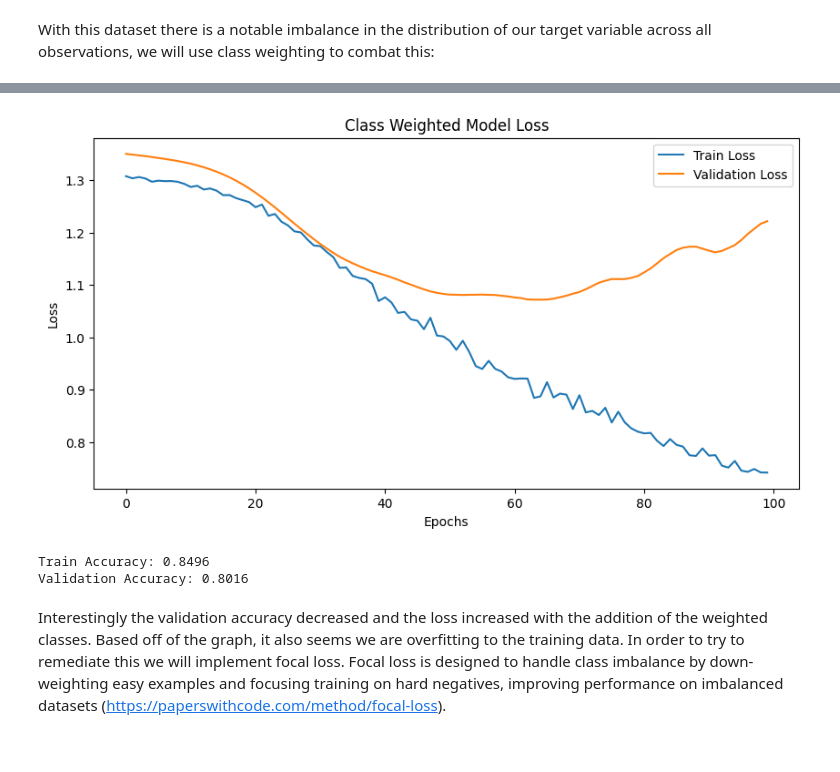
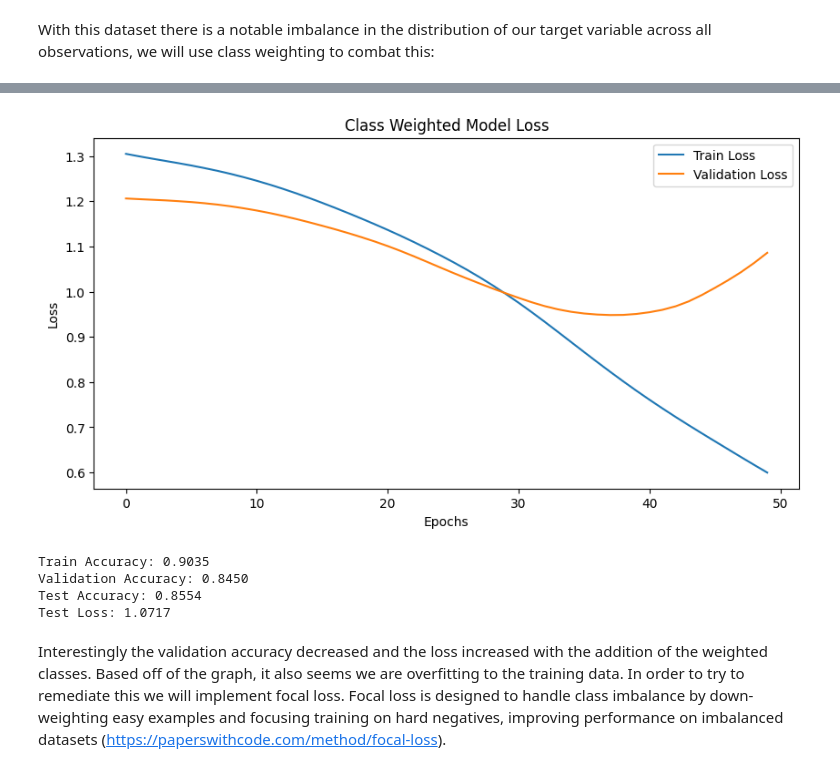
Before and after one commit to ayheong/fraud-detection-machine-learning, a Jupyter notebook: nn.ipynb, the cells around one changed output, grey strips where cells are left out. Drawn from its saved outputs; the diff is of its cells as text; code cells hidden in the pictures.

```diff
--- a/nn.ipynb
+++ b/nn.ipynb
@@ -72,21 +69,17 @@ from torch import optim
 
 # Define network
 class NeuralNetwork1(nn.Module):
-    def __init__(self, input_dim, hidden_dim1=128, hidden_dim2=64, hidden_dim3=32, dropout_rate=0.5):
+    def __init__(self, input_dim, hidden_dim1=128, hidden_dim2=64, hidden_dim3=32):
         super(NeuralNetwork1, self).__init__()
         self.layer1 = nn.Linear(input_dim, hidden_dim1)
         self.layer2 = nn.Linear(hidden_dim1, hidden_dim2)
         self.layer3 = nn.Linear(hidden_dim2, hidden_dim3)
         self.output = nn.Linear(hidden_dim3, 1)
-        self.dropout = nn.Dropout(dropout_rate)
 
     def forward(self, x):
         x = torch.relu(self.layer1(x))
-        x = self.dropout(x)
         x = torch.relu(self.layer2(x))
-        x = self.dropout(x)
         x = torch.relu(self.layer3(x))
-        x = self.dropout(x)
         x = torch.sigmoid(self.output(x))  # Use sigmoid activation for binary classification
         return x
 
@@ -100,7 +93,7 @@ criterion = nn.BCELoss()  # for binary classification
 optimizer = optim.Adam(model1.parameters(), lr=1e-3)
 # %%
 # Train the model
-epochs = 100
+epochs = 50
 train_losses = []
 val_losses = []
 for epoch in range(epochs):
@@ -159,4 +147,16 @@ val_accuracy = accuracy_score(y_val.cpu().numpy(), val_preds.cpu().numpy())
 
 print(f'Train Accuracy: {train_accuracy:.4f}')
 print(f'Validation Accuracy: {val_accuracy:.4f}')
+
+# Evaluate the model on the test set
+model1.eval()
+with torch.no_grad():
+    test_outputs = model1(X_test)
+    test_preds = (test_outputs > 0.5).float()
+    test_loss = criterion(test_outputs, y_test)
+
+test_accuracy = accuracy_score(y_test.cpu().numpy(), test_preds.cpu().numpy())
+
+print(f'Test Accuracy: {test_accuracy:.4f}')
+print(f'Test Loss: {test_loss.item():.4f}')
 # %% [output]
@@ -189,21 +191,17 @@ Class weights: tensor([0.5313, 8.4959], device='cuda:0')
 # %%
 # Redefine the network
 class NeuralNetwork2(nn.Module):
-    def __init__(self, input_dim, hidden_dim1=128, hidden_dim2=64, hidden_dim3=32, dropout_rate=0.5):
+    def __init__(self, input_dim, hidden_dim1=128, hidden_dim2=64, hidden_dim3=32):
         super(NeuralNetwork2, self).__init__()
         self.layer1 = nn.Linear(input_dim, hidden_dim1)
         self.layer2 = nn.Linear(hidden_dim1, hidden_dim2)
         self.layer3 = nn.Linear(hidden_dim2, hidden_dim3)
         self.output = nn.Linear(hidden_dim3, 1)
-        self.dropout = nn.Dropout(dropout_rate)
 
     def forward(self, x):
         x = torch.relu(self.layer1(x))
-        x = self.dropout(x)
         x = torch.relu(self.layer2(x))
-        x = self.dropout(x)
         x = torch.relu(self.layer3(x))
-        x = self.dropout(x)
         x = self.output(x)  # No sigmoid here because BCEWithLogitsLoss includes it
         return x
 
@@ -215,6 +213,7 @@ optimizer = optim.Adam(model2.parameters(), lr=1e-3)
 criterion_weighted = nn.BCEWithLogitsLoss(pos_weight=class_weights[1] / class_weights[0])
 
 # Train the model with class weights
+epochs = 50
 train_losses = []
 val_losses = []
 for epoch in range(epochs):
@@ -246,7 +245,7 @@ plt.legend()
 plt.title('Class Weighted Model Loss')
 plt.show()
 
-# Evaluate the model
+# Evaluate the model on training and validation sets
 model2.eval()
 with torch.no_grad():
     train_outputs = model2(X_train)
@@ -258,4 +257,14 @@ train_accuracy = (train_preds == y_train).float().mean()
 val_accuracy = (val_preds == y_val).float().mean()
 print(f'Train Accuracy: {train_accuracy:.4f}')
 print(f'Validation Accuracy: {val_accuracy:.4f}')
+
+# Evaluate the model on the test set
+with torch.no_grad():
+    test_outputs = model2(X_test)
+    test_preds = (test_outputs > 0.5).float()
+    test_loss = criterion_weighted(test_outputs, y_test)
+
+test_accuracy = (test_preds == y_test).float().mean()
+print(f'Test Accuracy: {test_accuracy:.4f}')
+print(f'Test Loss: {test_loss.item():.4f}')
 # %% [output]
@@ -272,6 +276,8 @@ Epoch [100/100], Loss: 0.7418
-[figure, old version]
+[figure, new version]
-Train Accuracy: 0.8496
-Validation Accuracy: 0.8016
+Train Accuracy: 0.9035
+Validation Accuracy: 0.8450
+Test Accuracy: 0.8554
+Test Loss: 1.0717
 # %% [markdown]
 Interestingly the validation accuracy decreased and the loss increased with the addition of the weighted classes. Based off of the graph, it also seems we are overfitting to the training data. In order to try to remediate this we will implement focal loss. Focal loss is designed to handle class imbalance by down-weighting easy examples and focusing training on hard negatives, improving performance on imbalanced datasets (https://paperswithcode.com/method/focal-loss).
 # %%
```
Also changed, not shown: parts of 10 cells of this notebook, 1 other file.
